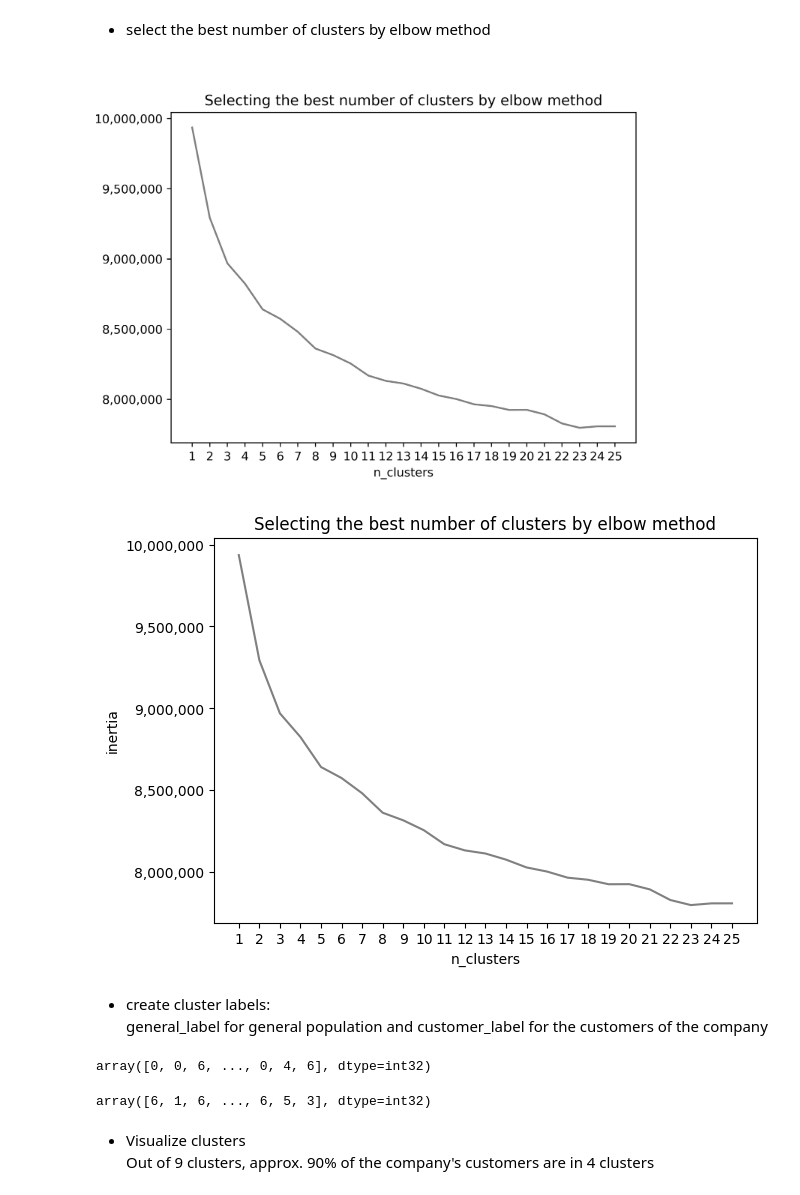
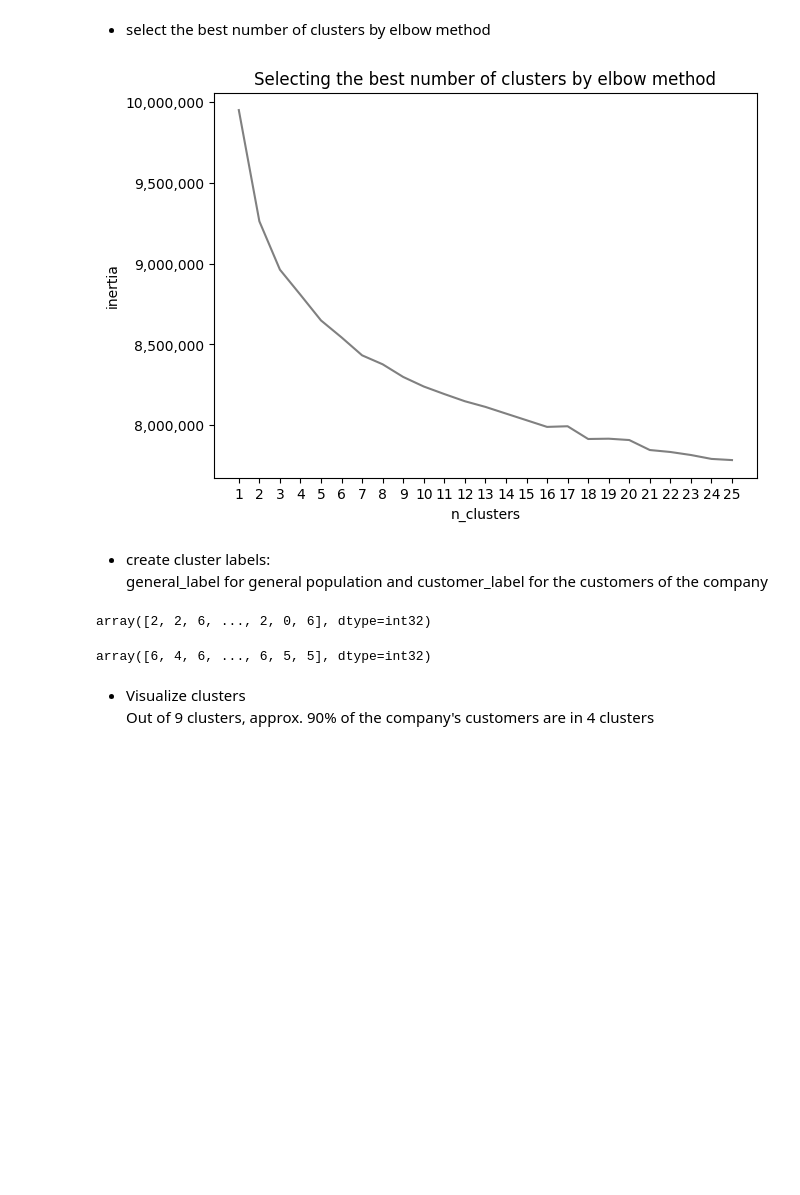
Before and after one commit to jaeyoun-chang/u_city_capstone, a Jupyter notebook: Arvato_Project_Workbook.ipynb, the cells around one changed output. Cells and saved outputs as stored; diff of their text form; code cells hidden in the pictures; blank space fills up the shorter version.

```diff
--- a/Arvato_Project_Workbook.ipynb
+++ b/Arvato_Project_Workbook.ipynb
@@ -1706,7 +1708,7 @@ Number of principal components for 95% explained variance: 228
 # %%
-pca = PCA(n_components = 228)
-azdias_228 = pd.DataFrame(pca.fit_transform(azdias_tf))
-customers_228 = pd.DataFrame(pca.transform(customers_tf))
+pca = PCA(n_components = 227)
+azdias_227 = pd.DataFrame(pca.fit_transform(azdias_tf))
+customers_227 = pd.DataFrame(pca.transform(customers_tf))
 
 # # save reduced datasets as parquet
 # table = pa.Table.from_pandas(azdias_228)
@@ -1729,23 +1731,22 @@ customers_228 = pd.DataFrame(pca.transform(customers_tf))
 # %%
 inertia_list = []
 for i in tqdm(range(1, 26)):
-    kmeans = KMeans(n_clusters = i, init = 'k-means++', n_init = 10, random_state=0)
-    kmeans.fit(azdias_228.sample(30000))
+    kmeans = KMeans(n_clusters = i, init = 'k-means++', n_init = 10, random_state = 0)
+    kmeans.fit(azdias_227.sample(30000))
     inertia_list.append(kmeans.inertia_)
 
 plt.figure(figsize=(7, 5))
 plt.plot(range(1, 26), inertia_list, color = 'grey')
 plt.title('Selecting the best number of clusters by elbow method')
 plt.xlabel('n_clusters')
 plt.xticks(list(range(1, 26)))
 plt.ylabel('inertia')
 plt.gca().yaxis.set_major_formatter(ticker.StrMethodFormatter('{x:,.0f}'))
-plt.savefig('cluster_number_elbow.png', dpi = 500);
 
+# plt.savefig('cluster_number_elbow.png', dpi = 500);
 # Image ('cluster_number_elbow.png', width = 600, height = 400)
 # %% [output]
-[figure, old version]
+[figure, new version]
-[figure, removed]
 # %% [markdown]
 * create cluster labels:
   general_label for general population and customer_label for the customers of the company
@@ -1760,19 +1761,19 @@ kmeans = KMeans(n_clusters = 9, n_init = 10, random_state=0)
 create cluster labels of general population
 '''
 
-general_label = kmeans.fit_predict(azdias_228)
+general_label = kmeans.fit_predict(azdias_227)
 general_label
 # %% [output]
-array([0, 0, 6, ..., 0, 4, 6], dtype=int32)
+array([2, 2, 6, ..., 2, 0, 6], dtype=int32)
 # %%
 '''
 create cluster labels of customers of the company
 '''
 
-customers_label = kmeans.predict(customers_228)
+customers_label = kmeans.predict(customers_227)
 customers_label
 # %% [output]
-array([6, 1, 6, ..., 6, 5, 3], dtype=int32)
+array([6, 4, 6, ..., 6, 5, 5], dtype=int32)
 # %% [markdown]
 * Visualize clusters
   Out of 9 clusters, approx. 90% of the company's customers are in 4 clusters
```
Also changed, not shown: parts of 30 cells of this notebook, 7 other files.
